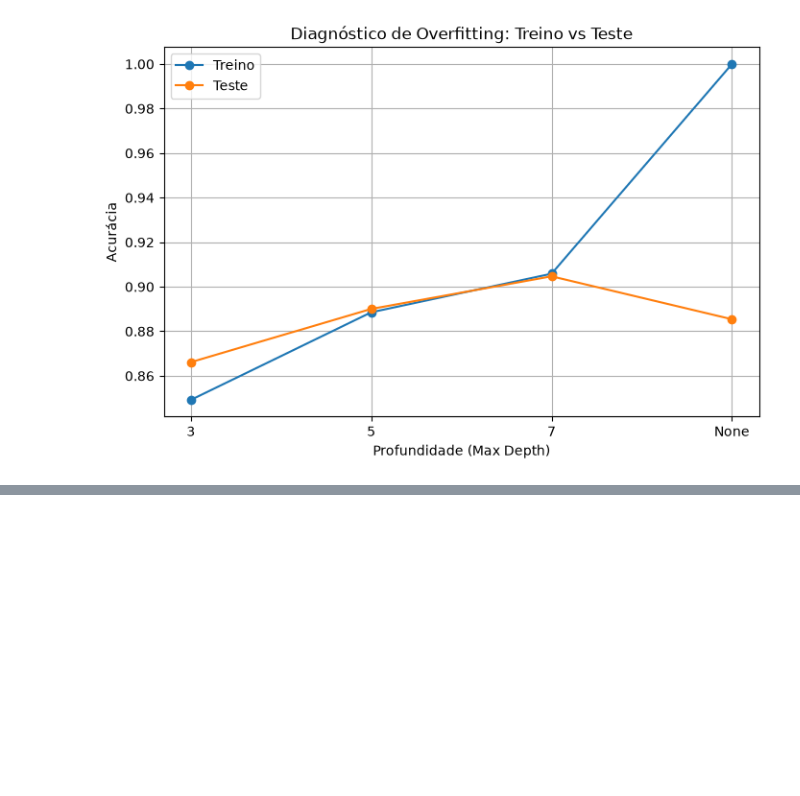
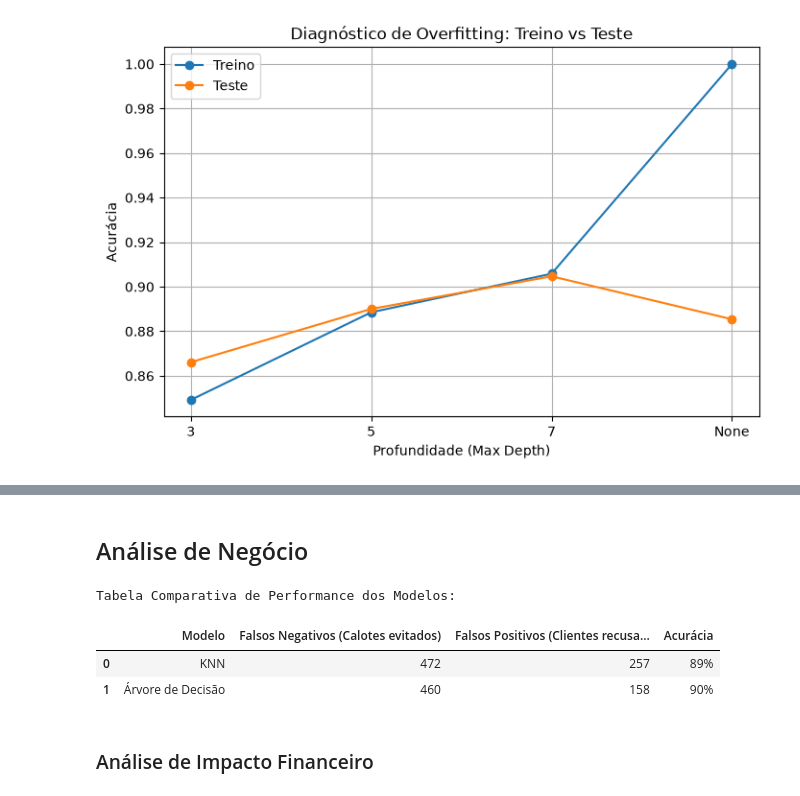
Before and after one commit to handerlr/projeto_ml_t2, a Jupyter notebook: projeto-risco-credito/notebooks/analise_credito.ipynb, the cells around one changed output, grey strips where cells are left out. Drawn from its saved outputs; the diff is of its cells as text; code cells hidden in the pictures; blank space fills up the shorter version.

Commit message:
docs: adiciona analise de impacto financeiro e veredito final

```diff
--- a/projeto-risco-credito/notebooks/analise_credito.ipynb
+++ b/projeto-risco-credito/notebooks/analise_credito.ipynb
@@ -307,0 +375,26 @@ Tabela de Diagnóstico de Overfitting:
+# %% [markdown]
+## Análise de Negócio
+# %%
+import pandas as pd
+
+# Criando os dados baseados na análise das matrizes de confusão
+dados = {
+    'Modelo': ['KNN', 'Árvore de Decisão'],
+    'Falsos Negativos (Calotes evitados)': [472, 460],
+    'Falsos Positivos (Clientes recusados indevidamente)': [257, 158],
+    'Acurácia': ['89%', '90%']
+}
+
+# Criando o DataFrame
+df_comparativo = pd.DataFrame(dados)
+
+# Exibindo a tabela formatada
+print("Tabela Comparativa de Performance dos Modelos:")
+display(df_comparativo)
+# %% [output]
+Tabela Comparativa de Performance dos Modelos:
+|  | Modelo | Falsos Negativos (Calotes evitados) | Falsos Positivos (Clientes recusa... | Acurácia |
+| 0 | KNN | 472 | 257 | 89% |
+| 1 | Árvore de Decisão | 460 | 158 | 90% |
+# %% [markdown]
+### Análise de Impacto Financeiro
```
Also changed, not shown: parts of 7 cells of this notebook.
